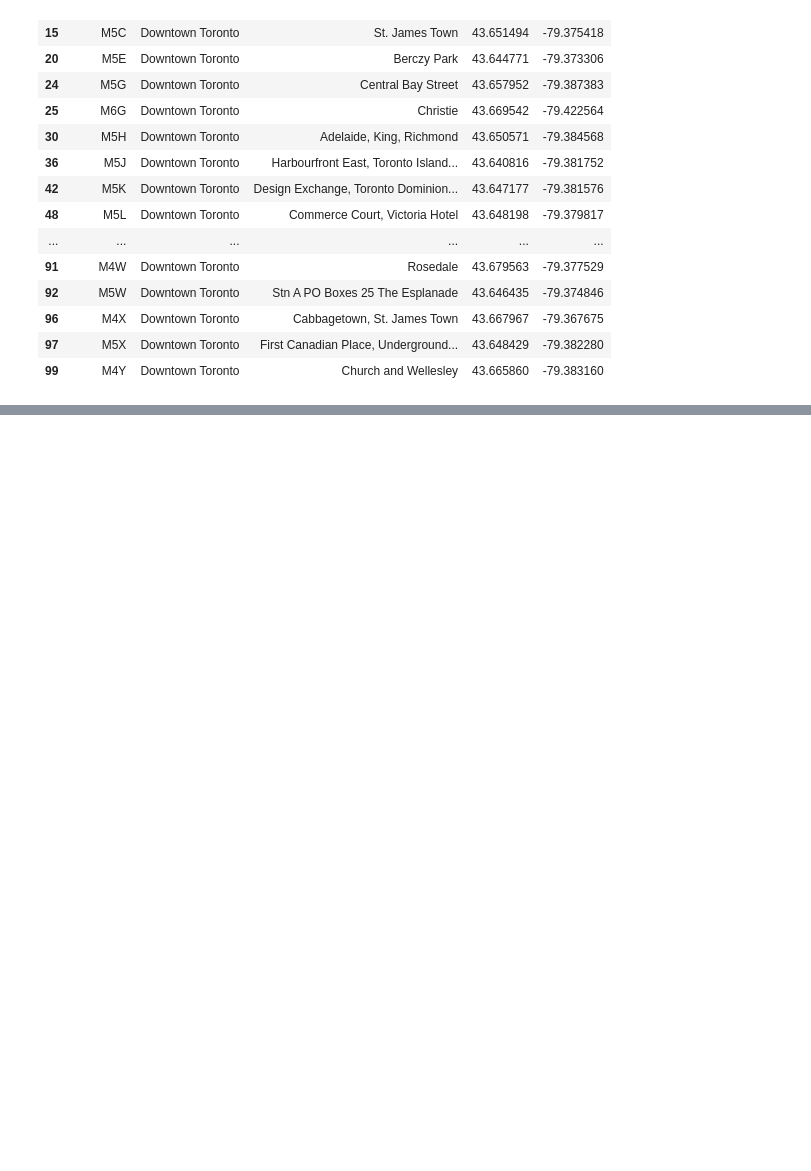
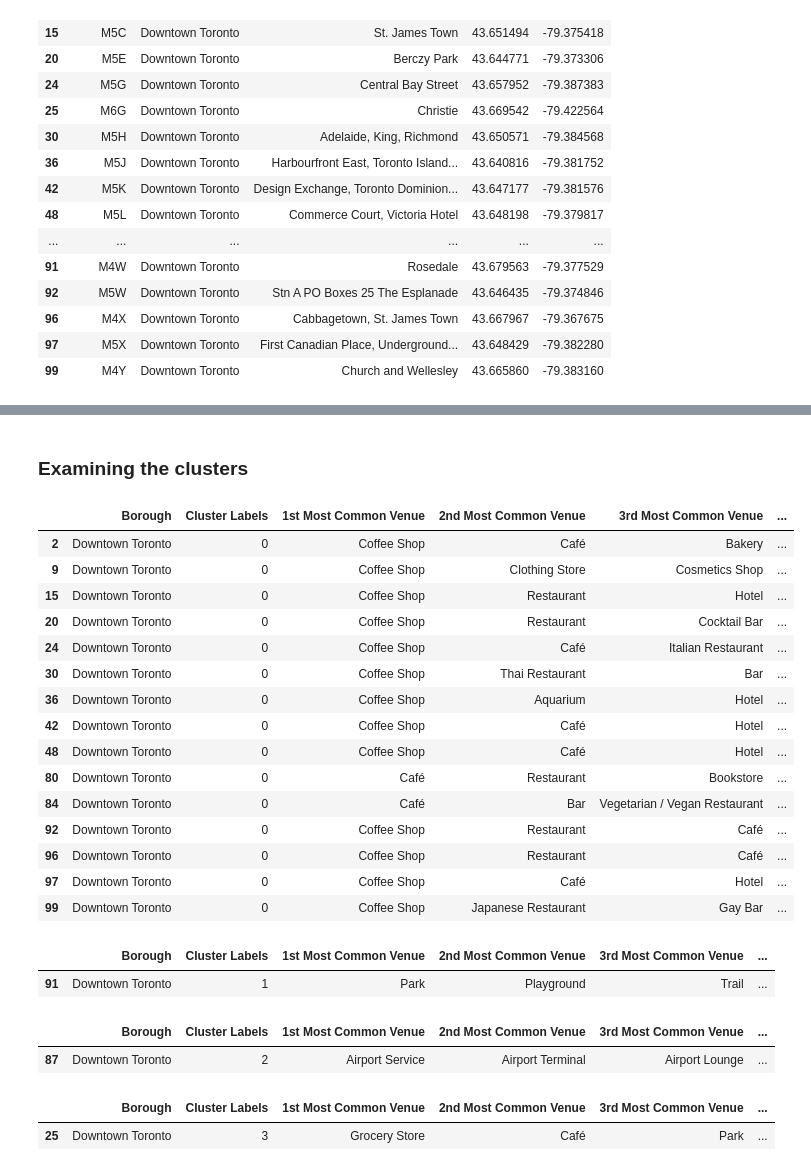
Before and after one commit to shengan-zhan/Coursera_Capstone, a Jupyter notebook: capstone_project.ipynb, the cells around one changed output, grey strips where cells are left out. Saved outputs shown, nothing was run; the diff lists cells and outputs as text; code cells hidden in the pictures; blank space fills up the shorter version.

```diff
--- a/capstone_project.ipynb
+++ b/capstone_project.ipynb
@@ -150,0 +340,6 @@ Libraries imported.
+# %%
+def return_most_common_venues(row, num_top_venues):
+    row_categories = row.iloc[1:]
+    row_categories_sorted = row_categories.sort_values(ascending=False)
+
+    return row_categories_sorted.index.values[0:num_top_venues]
@@ -227,2 +523,38 @@ map_dt_toronto
 # %% [output]
 [interactive output not drawn]
+# %% [markdown]
+### Examining the clusters
+# %%
+dt_toronto_clusters.loc[dt_toronto_clusters['Cluster Labels'] == 0, dt_toronto_clusters.columns[[1] + list(range(5, dt_toronto_clusters.shape[1]))]]
+# %% [output]
+|  | Borough | Cluster Labels | 1st Most Common Venue | 2nd Most Common Venue | 3rd Most Common Venue | ... |
+| 2 | Downtown Toronto | 0 | Coffee Shop | Café | Bakery | ... |
+| 9 | Downtown Toronto | 0 | Coffee Shop | Clothing Store | Cosmetics Shop | ... |
+| 15 | Downtown Toronto | 0 | Coffee Shop | Restaurant | Hotel | ... |
+| 20 | Downtown Toronto | 0 | Coffee Shop | Restaurant | Cocktail Bar | ... |
+| 24 | Downtown Toronto | 0 | Coffee Shop | Café | Italian Restaurant | ... |
+| 30 | Downtown Toronto | 0 | Coffee Shop | Thai Restaurant | Bar | ... |
+| 36 | Downtown Toronto | 0 | Coffee Shop | Aquarium | Hotel | ... |
+| 42 | Downtown Toronto | 0 | Coffee Shop | Café | Hotel | ... |
+| 48 | Downtown Toronto | 0 | Coffee Shop | Café | Hotel | ... |
+| 80 | Downtown Toronto | 0 | Café | Restaurant | Bookstore | ... |
+| 84 | Downtown Toronto | 0 | Café | Bar | Vegetarian / Vegan Restaurant | ... |
+| 92 | Downtown Toronto | 0 | Coffee Shop | Restaurant | Café | ... |
+| 96 | Downtown Toronto | 0 | Coffee Shop | Restaurant | Café | ... |
+| 97 | Downtown Toronto | 0 | Coffee Shop | Café | Hotel | ... |
+| 99 | Downtown Toronto | 0 | Coffee Shop | Japanese Restaurant | Gay Bar | ... |
+# %%
+dt_toronto_clusters.loc[dt_toronto_clusters['Cluster Labels'] == 1, dt_toronto_clusters.columns[[1] + list(range(5, dt_toronto_clusters.shape[1]))]]
+# %% [output]
+|  | Borough | Cluster Labels | 1st Most Common Venue | 2nd Most Common Venue | 3rd Most Common Venue | ... |
+| 91 | Downtown Toronto | 1 | Park | Playground | Trail | ... |
+# %%
+dt_toronto_clusters.loc[dt_toronto_clusters['Cluster Labels'] == 2, dt_toronto_clusters.columns[[1] + list(range(5, dt_toronto_clusters.shape[1]))]]
+# %% [output]
+|  | Borough | Cluster Labels | 1st Most Common Venue | 2nd Most Common Venue | 3rd Most Common Venue | ... |
+| 87 | Downtown Toronto | 2 | Airport Service | Airport Terminal | Airport Lounge | ... |
+# %%
+dt_toronto_clusters.loc[dt_toronto_clusters['Cluster Labels'] == 3, dt_toronto_clusters.columns[[1] + list(range(5, dt_toronto_clusters.shape[1]))]]
+# %% [output]
+|  | Borough | Cluster Labels | 1st Most Common Venue | 2nd Most Common Venue | 3rd Most Common Venue | ... |
+| 25 | Downtown Toronto | 3 | Grocery Store | Café | Park | ... |
```
Also changed, not shown: parts of 36 cells of this notebook.
